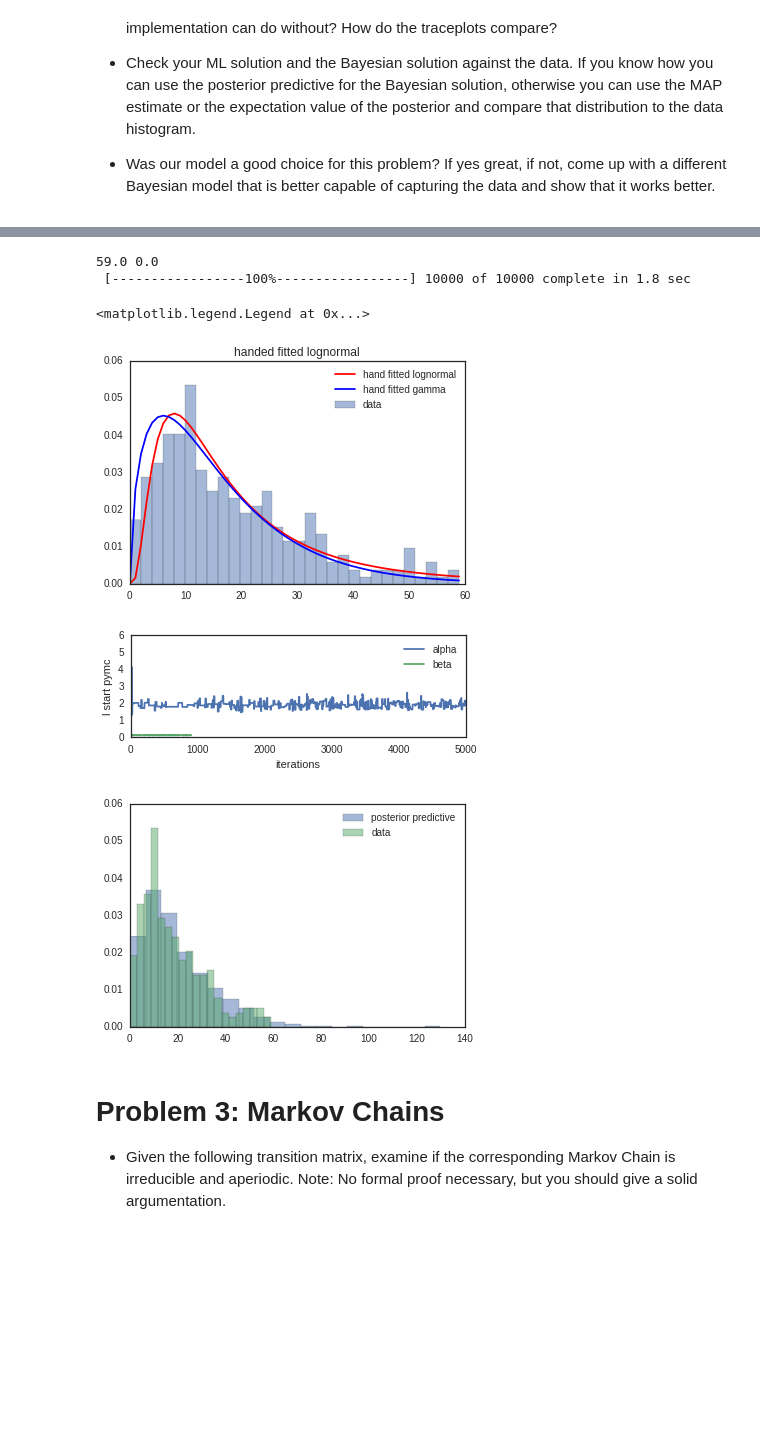
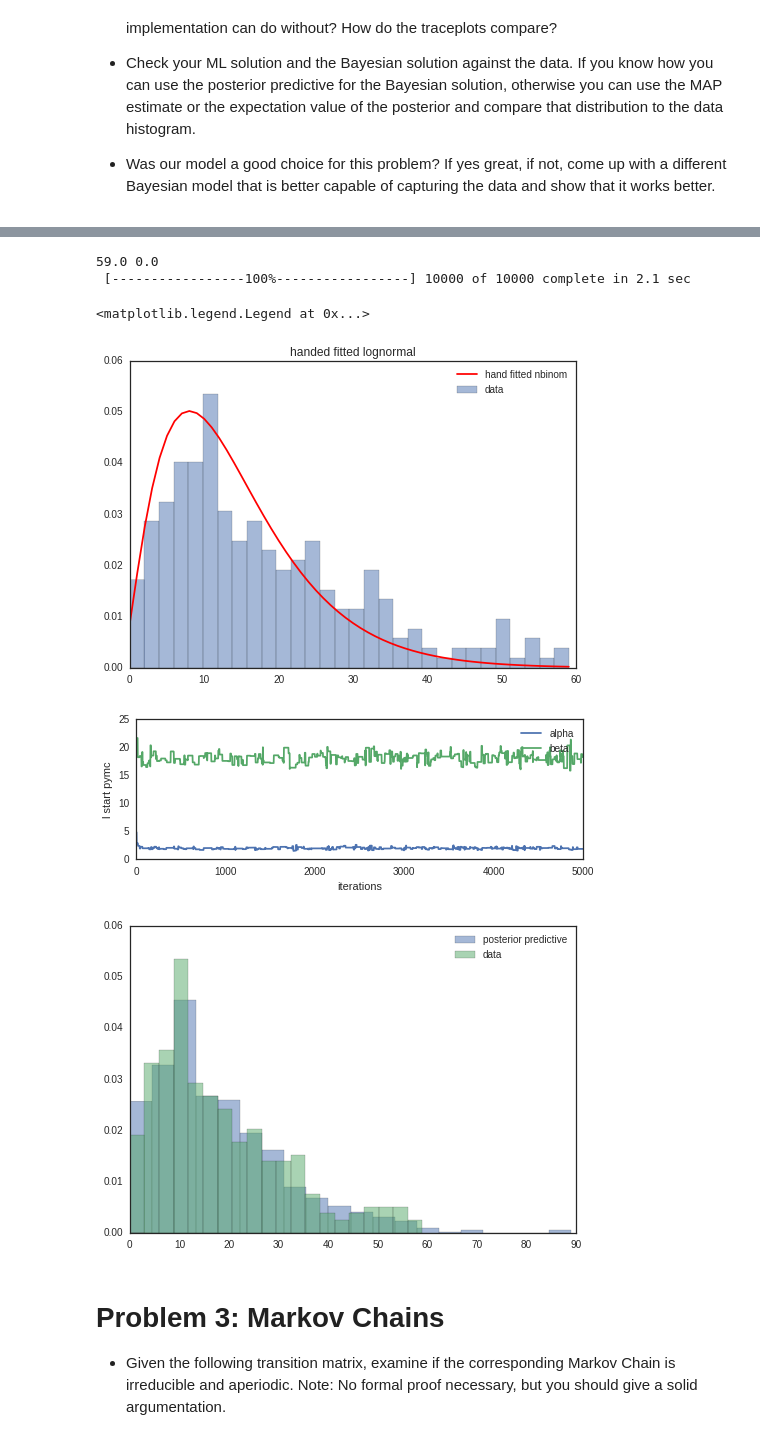
Before and after one commit to kevinchen1000/2016, a Jupyter notebook: Homework/AM207_yufengkevinchen_HW2.ipynb, the cells around one changed output, grey strips where cells are left out. Cells and saved outputs as stored; diff of their text form; code cells hidden in the pictures; blank space fills up the shorter version.

```diff
--- a/Homework/AM207_yufengkevinchen_HW2.ipynb
+++ b/Homework/AM207_yufengkevinchen_HW2.ipynb
@@ -484,71 +465,49 @@ data = np.genfromtxt('hangout_chat_data.csv',delimiter=',')
 print max(data), min(data)
 plt.hist(data,bins=30,normed=True,alpha=0.5,label = 'data')
 time_sim = np.linspace(np.min(data),np.max(data),60)
-p_sim_lognormal = scipy.stats.lognorm.pdf(time_sim,0.8,scale=15)
-p_sim_gamma = scipy.stats.gamma.pdf(time_sim,1.6,scale=10)
-plt.plot(time_sim,p_sim_lognormal,'r-',label = 'hand fitted lognormal')
-plt.plot(time_sim,p_sim_gamma,'r-',label = 'hand fitted gamma',color='b')
+p_sim_negative_binomial = scipy.stats.nbinom.pmf(time_sim,2.5,0.15)
+plt.plot(time_sim,p_sim_negative_binomial,'r-',label= 'hand fitted nbinom')
 plt.title('handed fitted lognormal')
 plt.legend()
 
-
 #pymc model
-
-#alpha_mc = pm.Uniform('alpha',0,100) #uniform prior range from [16,20]
-#beta_mc = pm.Uniform('beta',0,10)
-#nonzero_data = data[data>0]
-##r_time = pm.Gamma('r_time',alpha = alpha_mc, beta=beta_mc,value=data[0:70],observed=True)
-#r_time = pm.Gamma('r_time',alpha = alpha_mc, beta=beta_mc,value=nonzero_data,observed=True)
-
 #negative binomial
 alpha_mc = pm.Uniform('alpha',0,10)
 mu_mc = pm.Uniform('beta',0,100)
 r_time = pm.NegativeBinomial('r_time',alpha=alpha_mc,mu=mu_mc,value=data,observed=True)
 calltime_model = pm.Model([alpha_mc,mu_mc,r_time])
-
-#calltime_model = pm.Model([alpha_mc,beta_mc,r_time])
-
-#?pm.Lognormal
-#pm.Gamma
-#r_time = pm.Gamma('r_time',alpha = alpha_mc, beta=beta_mc)
-
-#r_time = pm.Gamma('r_time',alpha = alpha_mc, beta=beta_mc,value=data[0],observed=True)
-#print data
-#r_time = pm.Gamma('r_time',mu = mu_mc, tau=tau_mc,value=data[0:90],observed=True)
-
-
 mcmc = pm.MCMC(calltime_model)
-
 mcmc.sample(iter=10000,burn=0)
 
 #analyze result
 burnin = 5000
 
 fig2 = plt.figure()
 plt.subplot(2,1,1)
 plt.plot(alpha_mc.trace()[:burnin],label='alpha')
-plt.plot(beta_mc.trace()[:burnin],label='beta')
+plt.plot(mu_mc.trace()[:burnin],label='beta')
 plt.legend()
 plt.xlabel('iterations')
 plt.ylabel('l start pymc')
 
 #posterior predictive of gamma
-calltime_sim_g = pm.Gamma('calltime_sim',alpha=alpha_mc,beta=beta_mc)
+#calltime_sim_g = pm.Gamma('calltime_sim',alpha=alpha_mc,beta=beta_mc)
+calltime_sim_g = pm.NegativeBinomial('calltime_sim',alpha=alpha_mc,mu=mu_mc)
 posterior_predictive_model_g = pm.Model([calltime_sim_g])
 mcmc_g = pm.MCMC(posterior_predictive_model_g)
 mcmc_g.sample(iter=10000,burn=1000,thin=10)
 
 fig3 = plt.figure()
 plt.hist(calltime_sim_g.trace(),bins=20,normed=True,alpha=0.5,label= 'posterior predictive')
 plt.hist(data,bins=20,normed=True,alpha=0.5,label = 'data')
 plt.legend()
 # %% [output]
 59.0 0.0
- [-----------------100%-----------------] 10000 of 10000 complete in 1.8 sec
+ [-----------------100%-----------------] 10000 of 10000 complete in 2.1 sec
 <matplotlib.legend.Legend at 0x...>
-[figure, old version]
+[figure, new version]
-[figure, old version]
+[figure, new version]
-[figure, old version]
+[figure, new version]
 # %% [markdown]
 # Problem 3: Markov Chains
 
```
Also changed, not shown: parts of 13 cells of this notebook.
